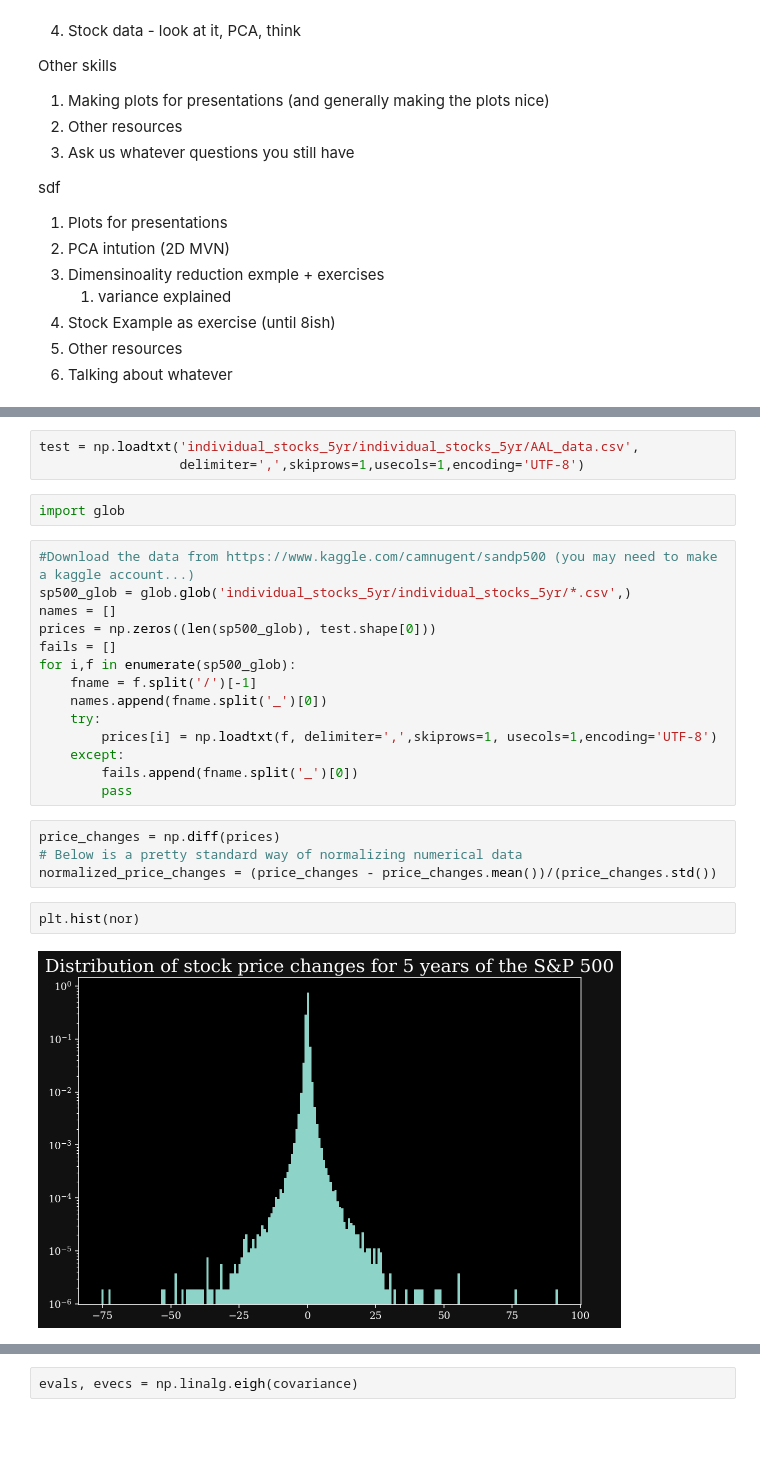
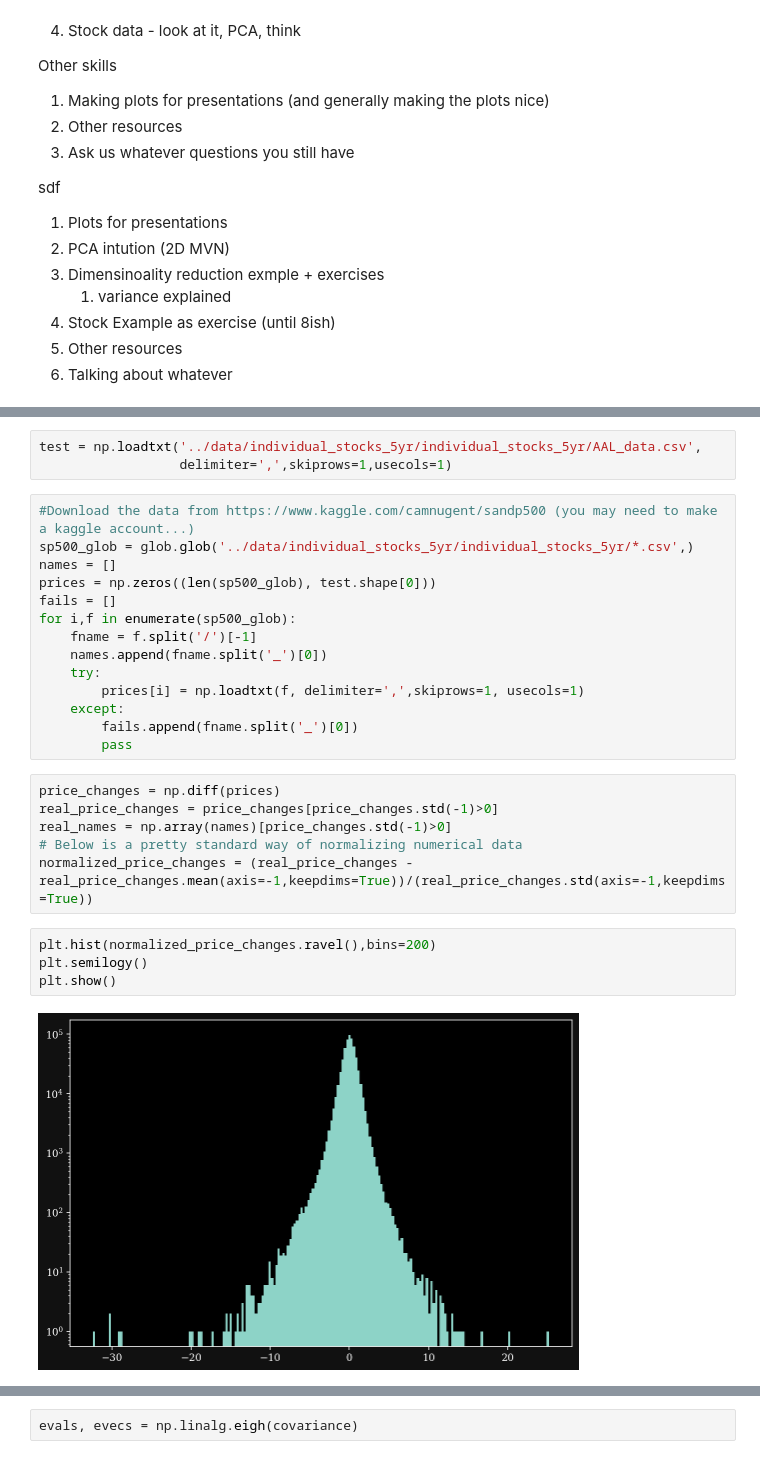
Before and after one commit to Hekstra-Lab/scientific-python-bootcamp, a Jupyter notebook: day3/stock_data_pca.ipynb, the cells around one changed output, grey strips where cells are left out. Saved outputs shown, nothing was run; the diff lists cells and outputs as text; blank space fills up the shorter version.

```diff
--- a/day3/stock_data_pca.ipynb
+++ b/day3/stock_data_pca.ipynb
@@ -38,13 +39,11 @@ mpl.style.use('dark_background') #Use a dark background for matplotlib figures i
 plt.rcParams.update({"figure.facecolor": "111111",
                      "savefig.facecolor": "212121"})
 # %%
-test = np.loadtxt('individual_stocks_5yr/individual_stocks_5yr/AAL_data.csv',
-                  delimiter=',',skiprows=1,usecols=1,encoding='UTF-8')
+test = np.loadtxt('../data/individual_stocks_5yr/individual_stocks_5yr/AAL_data.csv',
+                  delimiter=',',skiprows=1,usecols=1)
-# %%
-import glob
 # %%
 #Download the data from https://www.kaggle.com/camnugent/sandp500 (you may need to make a kaggle account...)
-sp500_glob = glob.glob('individual_stocks_5yr/individual_stocks_5yr/*.csv',)
+sp500_glob = glob.glob('../data/individual_stocks_5yr/individual_stocks_5yr/*.csv',)
 names = []
 prices = np.zeros((len(sp500_glob), test.shape[0]))
 fails = []
@@ -52,16 +51,20 @@ for i,f in enumerate(sp500_glob):
     fname = f.split('/')[-1]
     names.append(fname.split('_')[0])
     try:
-        prices[i] = np.loadtxt(f, delimiter=',',skiprows=1, usecols=1,encoding='UTF-8')
+        prices[i] = np.loadtxt(f, delimiter=',',skiprows=1, usecols=1)
     except:
         fails.append(fname.split('_')[0])
         pass
 # %%
 price_changes = np.diff(prices)
+real_price_changes = price_changes[price_changes.std(-1)>0]
+real_names = np.array(names)[price_changes.std(-1)>0]
 # Below is a pretty standard way of normalizing numerical data
-normalized_price_changes = (price_changes - price_changes.mean())/(price_changes.std())
+normalized_price_changes = (real_price_changes - real_price_changes.mean(axis=-1,keepdims=True))/(real_price_changes.std(axis=-1,keepdims=True))
-# %%
-plt.hist(nor)
-# %% [output]
-[figure, removed]
+# %%
+plt.hist(normalized_price_changes.ravel(),bins=200)
+plt.semilogy()
+plt.show()
+# %% [output]
+[figure, added]
 # %%
```
Also changed, not shown: parts of 10 cells of this notebook.
